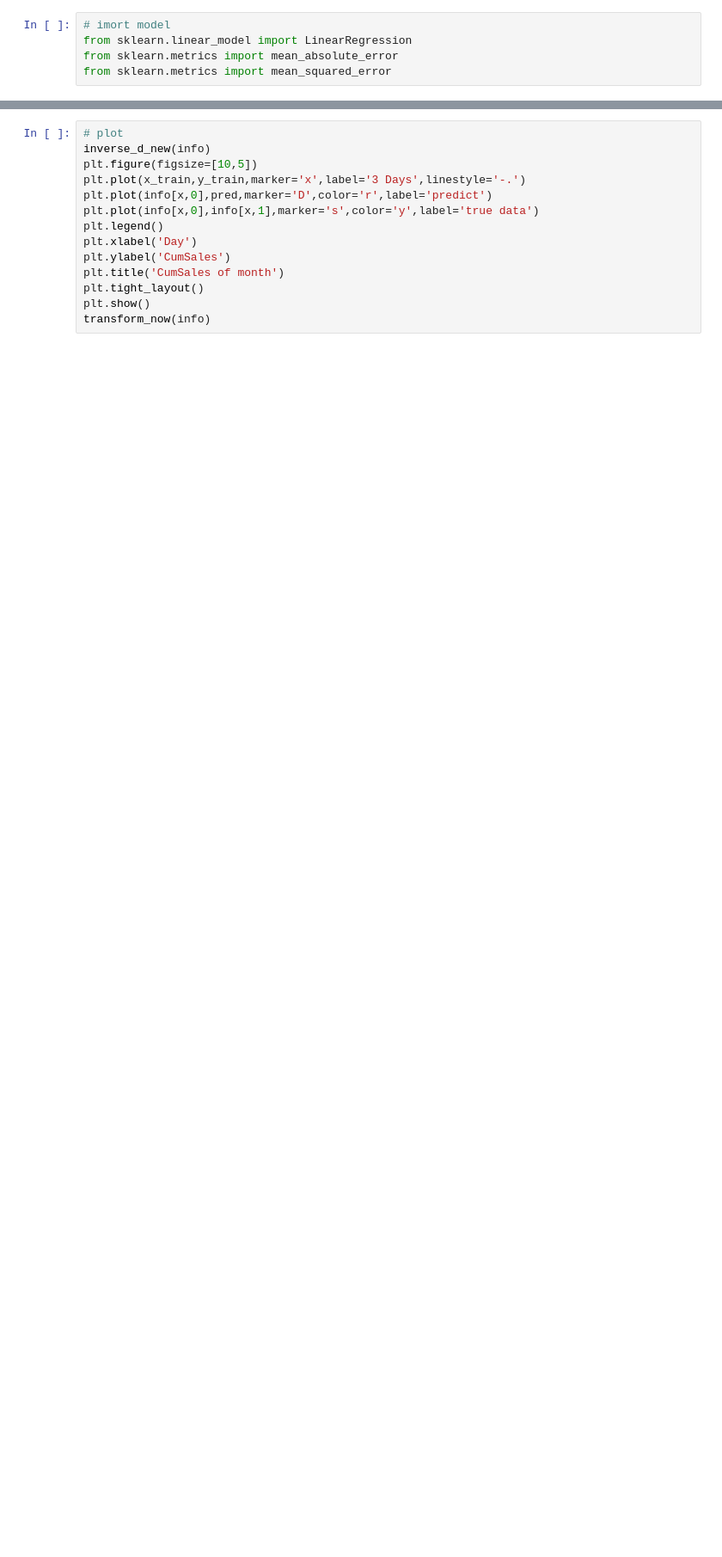
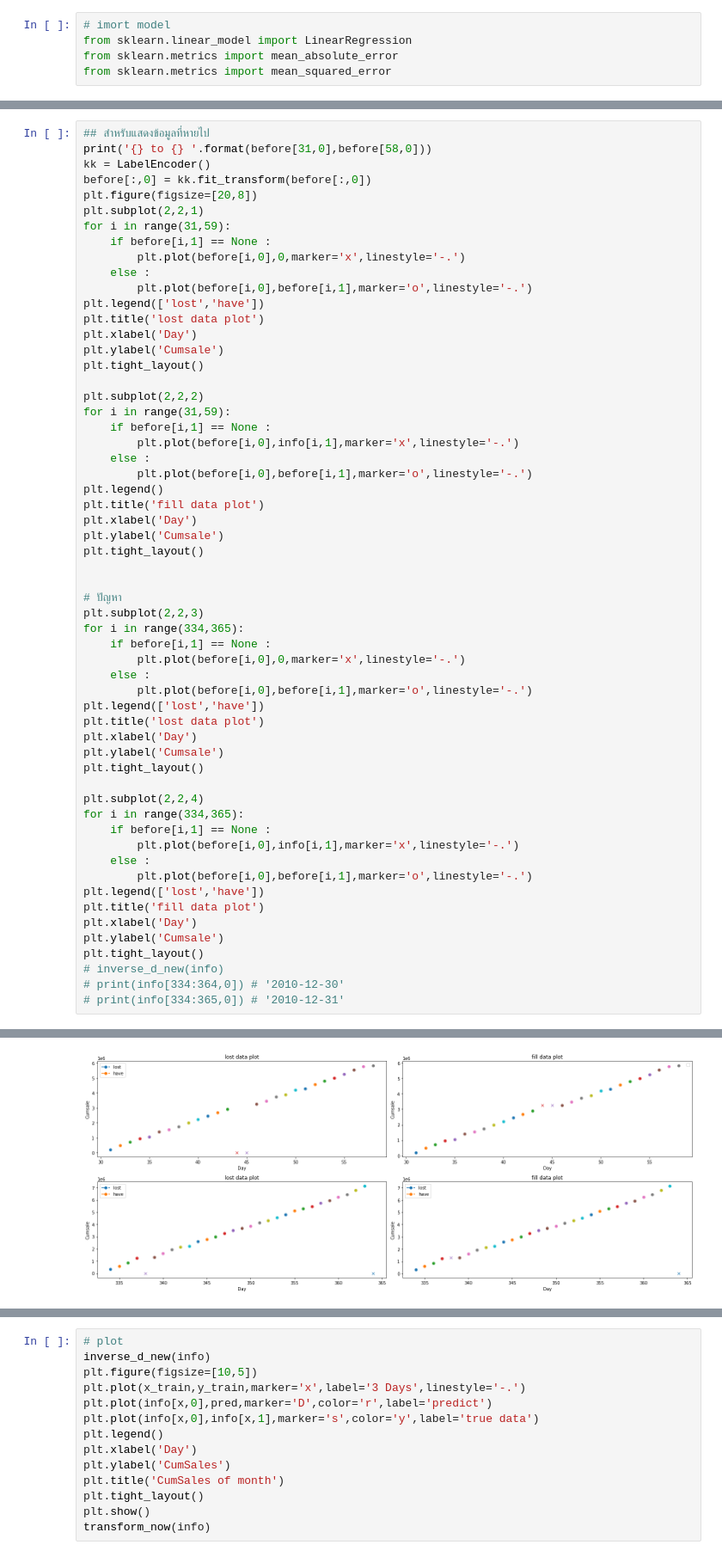
Before and after one commit to Raum27/sale_animal, a Jupyter notebook: morega_v5.ipynb, the cells around one changed output, grey strips where cells are left out. Shown at 86% size. Drawn from its saved outputs; the diff is of its cells as text; blank space fills up the shorter version.

```diff
--- a/morega_v5.ipynb
+++ b/morega_v5.ipynb
@@ -169,0 +193,59 @@ missing CumSales of invidual day = 269
+# %%
+## สำหรับแสดงข้อมูลที่หายไป
+print('{} to {} '.format(before[31,0],before[58,0]))
+kk = LabelEncoder()
+before[:,0] = kk.fit_transform(before[:,0])
+plt.figure(figsize=[20,8])
+plt.subplot(2,2,1)
+for i in range(31,59):
+    if before[i,1] == None :
+        plt.plot(before[i,0],0,marker='x',linestyle='-.')
+    else :
+        plt.plot(before[i,0],before[i,1],marker='o',linestyle='-.')
+plt.legend(['lost','have'])
+plt.title('lost data plot')
+plt.xlabel('Day')
+plt.ylabel('Cumsale')
+plt.tight_layout()
+
+plt.subplot(2,2,2)
+for i in range(31,59):
+    if before[i,1] == None :
+        plt.plot(before[i,0],info[i,1],marker='x',linestyle='-.')
+    else :
+        plt.plot(before[i,0],before[i,1],marker='o',linestyle='-.')
+plt.legend()
+plt.title('fill data plot')
+plt.xlabel('Day')
+plt.ylabel('Cumsale')
+plt.tight_layout()
+
+
+# ปัญหา
+plt.subplot(2,2,3)
+for i in range(334,365):
+    if before[i,1] == None :
+        plt.plot(before[i,0],0,marker='x',linestyle='-.')
+    else :
+        plt.plot(before[i,0],before[i,1],marker='o',linestyle='-.')
+plt.legend(['lost','have'])
+plt.title('lost data plot')
+plt.xlabel('Day')
+plt.ylabel('Cumsale')
+plt.tight_layout()
+
+plt.subplot(2,2,4)
+for i in range(334,365):
+    if before[i,1] == None :
+        plt.plot(before[i,0],info[i,1],marker='x',linestyle='-.')
+    else :
+        plt.plot(before[i,0],before[i,1],marker='o',linestyle='-.')
+plt.legend(['lost','have'])
+plt.title('fill data plot')
+plt.xlabel('Day')
+plt.ylabel('Cumsale')
+plt.tight_layout()
+# inverse_d_new(info)
+# print(info[334:364,0]) # '2010-12-30'
+# print(info[334:365,0]) # '2010-12-31'
+# %% [output]
@@ -169,0 +254 @@ missing CumSales of invidual day = 269
+[figure, added]
```
Also changed, not shown: parts of 24 cells of this notebook, 6 other files.
